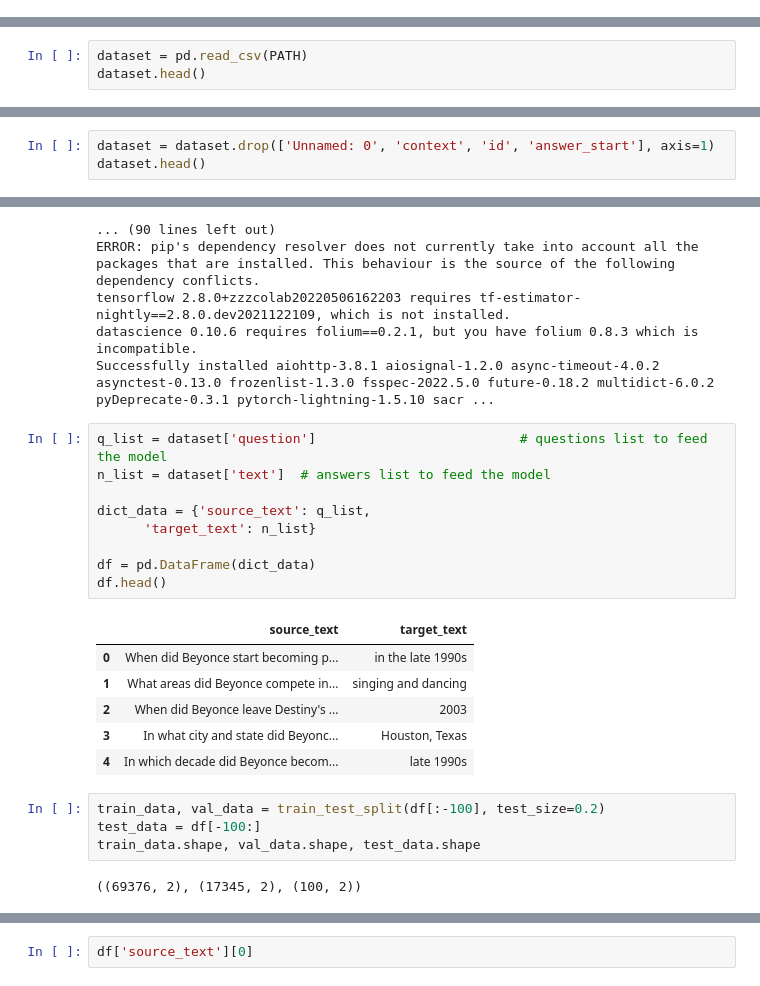
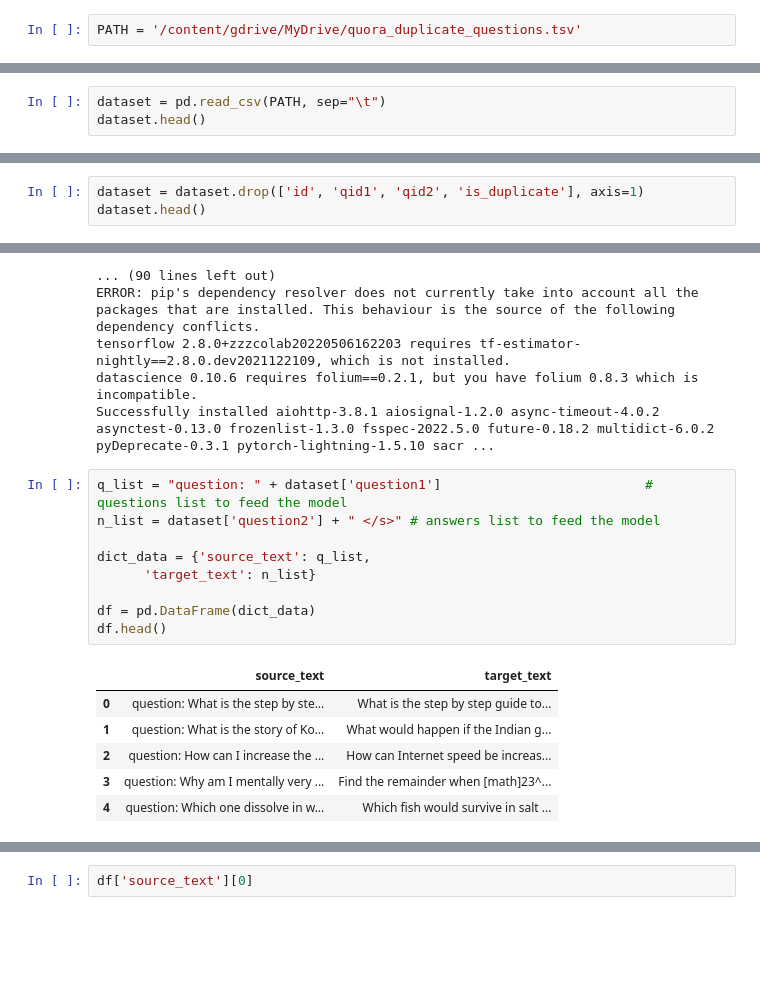
Before and after one commit to bartoszrud/free-form-VQA, a Jupyter notebook: T5.ipynb, the cells around one changed output, grey strips where cells are left out. Drawn from its saved outputs; the diff is of its cells as text; blank space fills up the shorter version.

```diff
--- a/T5.ipynb
+++ b/T5.ipynb
@@ -78,0 +87,2 @@ PATH = 'mohler_dataset_edited.csv'
+# %%
+PATH = '/content/gdrive/MyDrive/quora_duplicate_questions.tsv'
@@ -79,4 +99,4 @@ PATH = 'mohler_dataset_edited.csv'
 # %%
-dataset = pd.read_csv(PATH)
+dataset = pd.read_csv(PATH, sep="\t")
 dataset.head()
 # %% [output]
@@ -89,4 +109,4 @@ dataset.head()
 # %%
-dataset = dataset.drop(['Unnamed: 0', 'context', 'id', 'answer_start'], axis=1)
+dataset = dataset.drop(['id', 'qid1', 'qid2', 'is_duplicate'], axis=1)
 dataset.head()
 # %% [output]
@@ -117,27 +137,21 @@ tensorflow 2.8.0+zzzcolab20220506162203 requires tf-estimator-nightly==2.8.0.dev
 datascience 0.10.6 requires folium==0.2.1, but you have folium 0.8.3 which is incompatible.
 Successfully installed aiohttp-3.8.1 aiosignal-1.2.0 async-timeout-4.0.2 asynctest-0.13.0 frozenlist-1.3.0 fsspec-2022.5.0 future-0.18.2 multidict-6.0.2 pyDeprecate-0.3.1 pytorch-lightning-1.5.10 sacr ...
 # %%
-q_list = dataset['question']                          # questions list to feed the model
-n_list = dataset['text']  # answers list to feed the model
+q_list = "question: " + dataset['question1']                          # questions list to feed the model
+n_list = dataset['question2'] + " </s>" # answers list to feed the model
 
 dict_data = {'source_text': q_list,
       'target_text': n_list}
 
 df = pd.DataFrame(dict_data)
 df.head()
 # %% [output]
 |  | source_text | target_text |
-| 0 | When did Beyonce start becoming p... | in the late 1990s |
-| 1 | What areas did Beyonce compete in... | singing and dancing |
-| 2 | When did Beyonce leave Destiny's ... | 2003 |
-| 3 | In what city and state did Beyonc... | Houston, Texas |
-| 4 | In which decade did Beyonce becom... | late 1990s |
+| 0 | question: What is the step by ste... | What is the step by step guide to... |
+| 1 | question: What is the story of Ko... | What would happen if the Indian g... |
+| 2 | question: How can I increase the ... | How can Internet speed be increas... |
+| 3 | question: Why am I mentally very ... | Find the remainder when [math]23^... |
+| 4 | question: Which one dissolve in w... | Which fish would survive in salt ... |
-# %%
-train_data, val_data = train_test_split(df[:-100], test_size=0.2)
-test_data = df[-100:]
-train_data.shape, val_data.shape, test_data.shape
-# %% [output]
-((69376, 2), (17345, 2), (100, 2))
 # %%
 !pip install --upgrade simplet5
 # %% [output]
```
Also changed, not shown: parts of 14 cells of this notebook.
